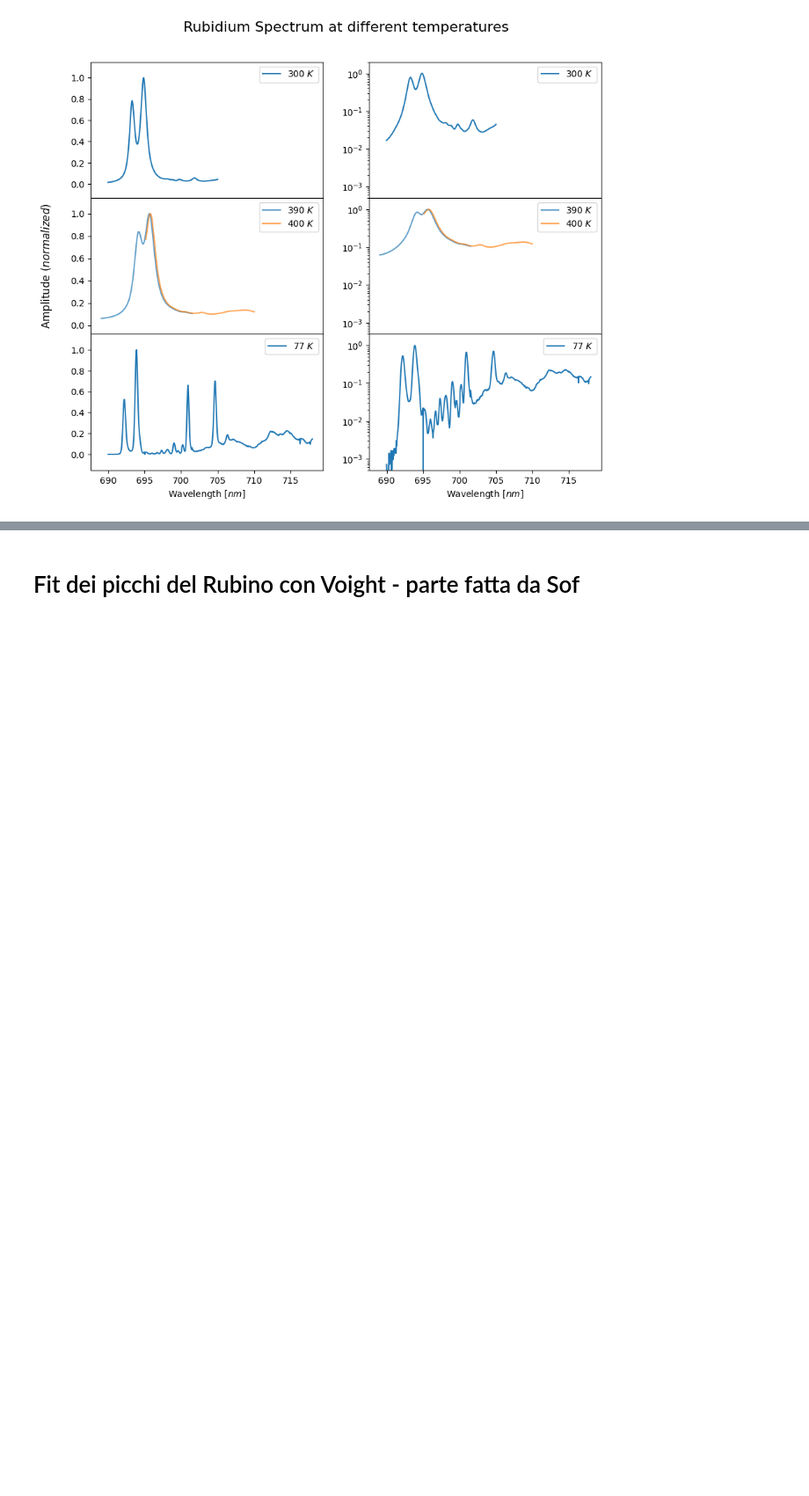
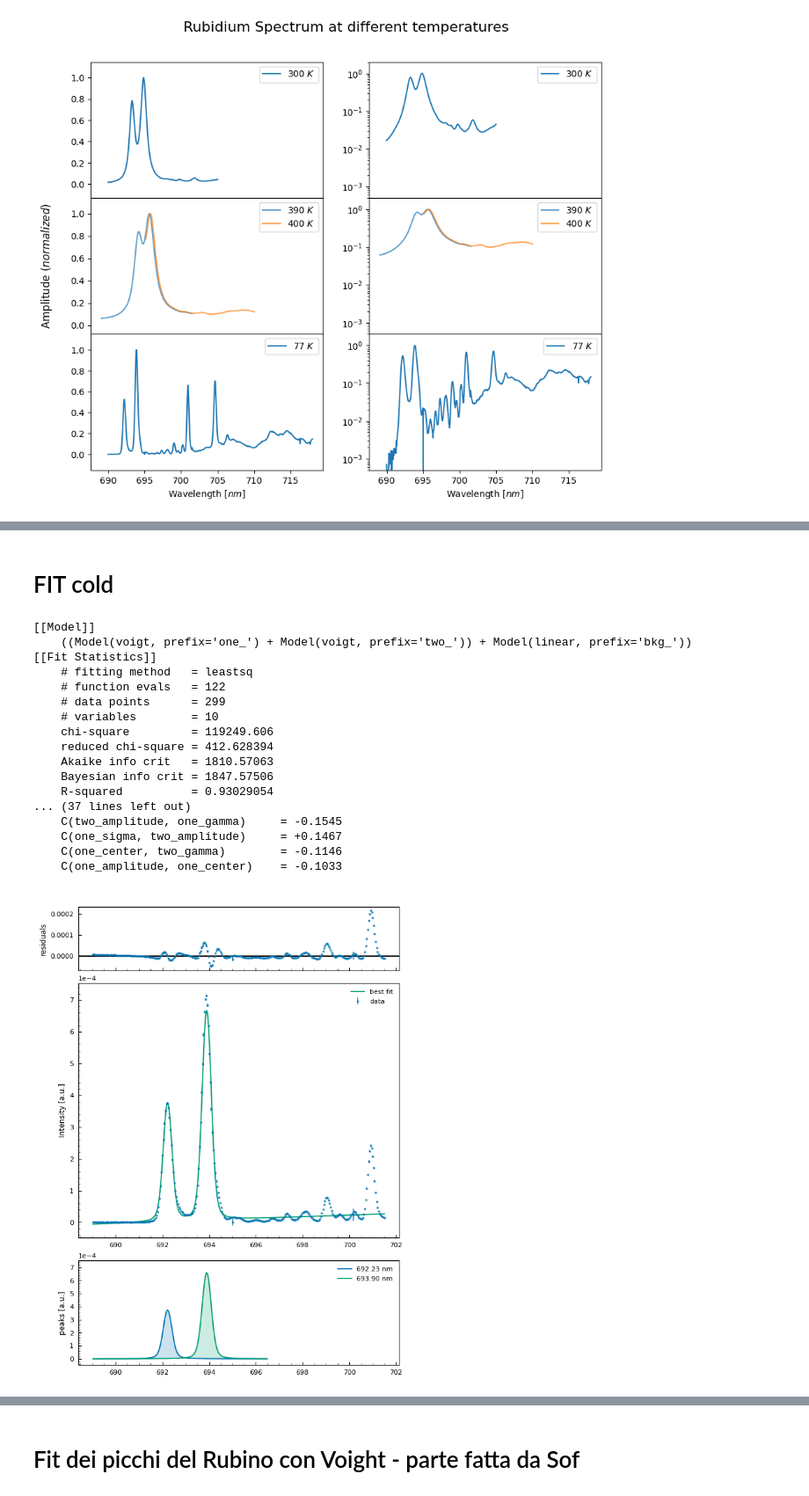
Before and after one commit to zar-hub/Lab_Materia_Condensata, a Jupyter notebook: SpettroRubino_sof.ipynb, the cells around one changed output, grey strips where cells are left out. Shown: that part at 88% size. Drawn from its saved outputs; the diff is of its cells as text; code cells hidden in the pictures; blank space fills up the shorter version.

```diff
--- a/SpettroRubino_sof.ipynb
+++ b/SpettroRubino_sof.ipynb
@@ -317,0 +547,2 @@ TraitError: The 'center' trait of an AppLayout instance expected a Widget or Non
+# %% [markdown]
+# FIT cold
@@ -317,0 +622,50 @@ TraitError: The 'center' trait of an AppLayout instance expected a Widget or Non
+# %%
+sample=data_cold
+
+# create the model and init the parameters
+#model = VoigtModel(prefix='one_') + VoigtModel(prefix='two_') + VoigtModel(prefix='three_') + LinearModel(prefix='bkg_')
+#model = VoigtModel(prefix='one_') + VoigtModel(prefix='two_') + GaussianModel(prefix='three_') + LinearModel(prefix='bkg_')
+model = VoigtModel(prefix='one_') + VoigtModel(prefix='two_') + LinearModel(prefix='bkg_')
+params = model.make_params()
+
+params['one_center'].set(692, min=691, max=693)
+params['one_sigma'].set(0.1)
+params['one_gamma'].set(0.1, vary=True)
+params['one_amplitude'].set(6e-4, min=1e-5)
+
+params['two_center'].set(693.8, min=693, max=695)
+params['two_sigma'].set(0.1)
+params['two_gamma'].set(0.1, vary=True)
+params['two_amplitude'].set(8e-4, min=1e-5)
+
+#params['three_center'].set(695, min=694.5, max=695.5)
+#params['three_sigma'].set(0.01)
+#params['three_amplitude'].set(1e-4, min=1e-5)
+
+
+params['bkg_slope'].set(6.132099e-08, vary=True)
+params['bkg_intercept'].set(-3.62328e-05, vary=True)
+
+
+result = fit_Rub(sample, model, params)
+print(result.fit_report())
+plot_Rub(sample,result, 'Rub_14112024_001')
+# %% [output]
+[[Model]]
+    ((Model(voigt, prefix='one_') + Model(voigt, prefix='two_')) + Model(linear, prefix='bkg_'))
+[[Fit Statistics]]
+    # fitting method   = leastsq
+    # function evals   = 122
+    # data points      = 299
+    # variables        = 10
+    chi-square         = 119249.606
+    reduced chi-square = 412.628394
+    Akaike info crit   = 1810.57063
+    Bayesian info crit = 1847.57506
+    R-squared          = 0.93029054
+... (37 lines left out)
+    C(two_amplitude, one_gamma)     = -0.1545
+    C(one_sigma, two_amplitude)     = +0.1467
+    C(one_center, two_gamma)        = -0.1146
+    C(one_amplitude, one_center)    = -0.1033
+[figure, added]
```
Also changed, not shown: parts of 27 cells of this notebook.
